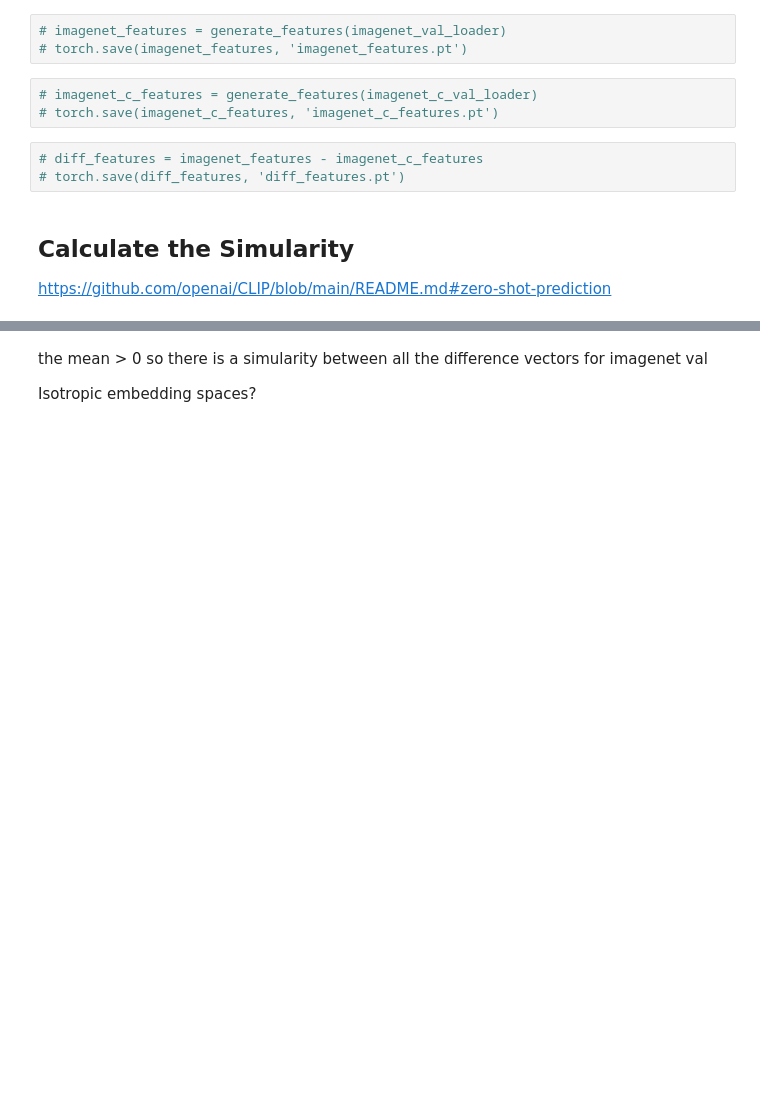
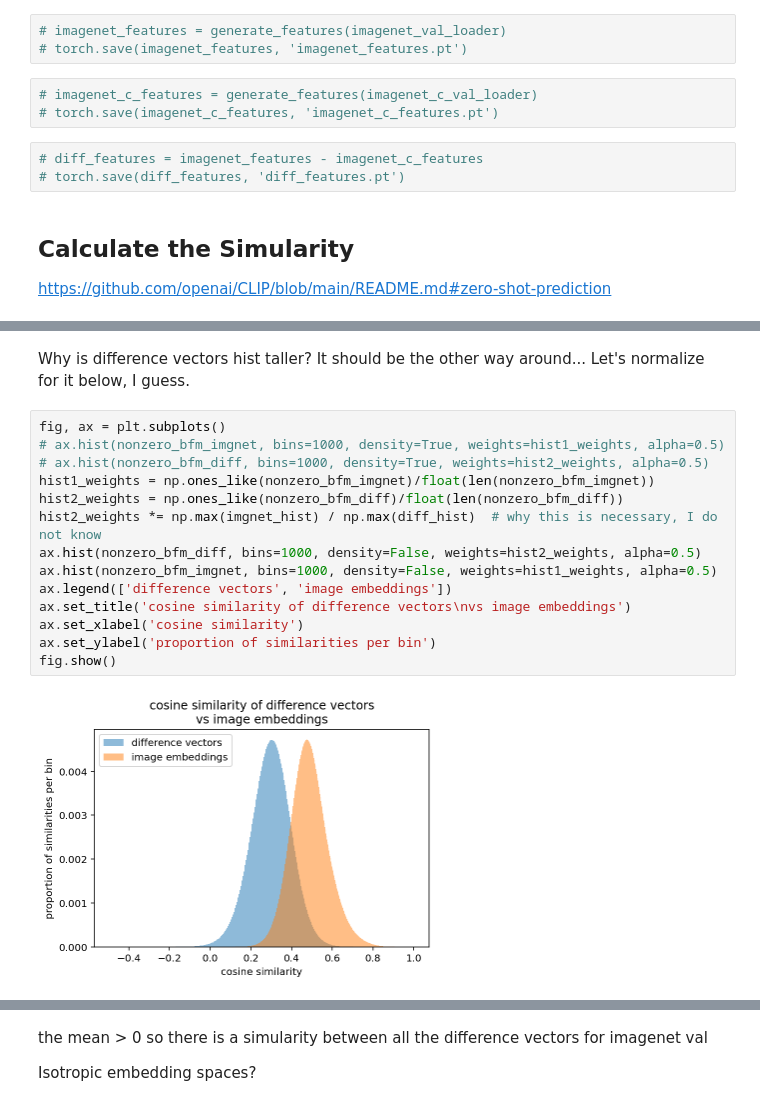
Before and after one commit to ahdavies6/clip-robustness, a Jupyter notebook: notebooks/og_clip_model_analysis.ipynb, the cells around one changed output, grey strips where cells are left out. Drawn from its saved outputs; the diff is of its cells as text; blank space fills up the shorter version.

```diff
--- a/notebooks/og_clip_model_analysis.ipynb
+++ b/notebooks/og_clip_model_analysis.ipynb
@@ -249,0 +320,18 @@ plt.hist(nz_bfm, bins=1000);
+# %% [markdown]
+Why is difference vectors hist taller? It should be the other way around... Let's normalize for it below, I guess.
+# %%
+fig, ax = plt.subplots()
+# ax.hist(nonzero_bfm_imgnet, bins=1000, density=True, weights=hist1_weights, alpha=0.5)
+# ax.hist(nonzero_bfm_diff, bins=1000, density=True, weights=hist2_weights, alpha=0.5)
+hist1_weights = np.ones_like(nonzero_bfm_imgnet)/float(len(nonzero_bfm_imgnet))
+hist2_weights = np.ones_like(nonzero_bfm_diff)/float(len(nonzero_bfm_diff))
+hist2_weights *= np.max(imgnet_hist) / np.max(diff_hist)  # why this is necessary, I do not know
+ax.hist(nonzero_bfm_diff, bins=1000, density=False, weights=hist2_weights, alpha=0.5)
+ax.hist(nonzero_bfm_imgnet, bins=1000, density=False, weights=hist1_weights, alpha=0.5)
+ax.legend(['difference vectors', 'image embeddings'])
+ax.set_title('cosine similarity of difference vectors\nvs image embeddings')
+ax.set_xlabel('cosine similarity')
+ax.set_ylabel('proportion of similarities per bin')
+fig.show()
+# %% [output]
+[figure, added]
```
Also changed, not shown: parts of 24 cells of this notebook, 2 other files.
